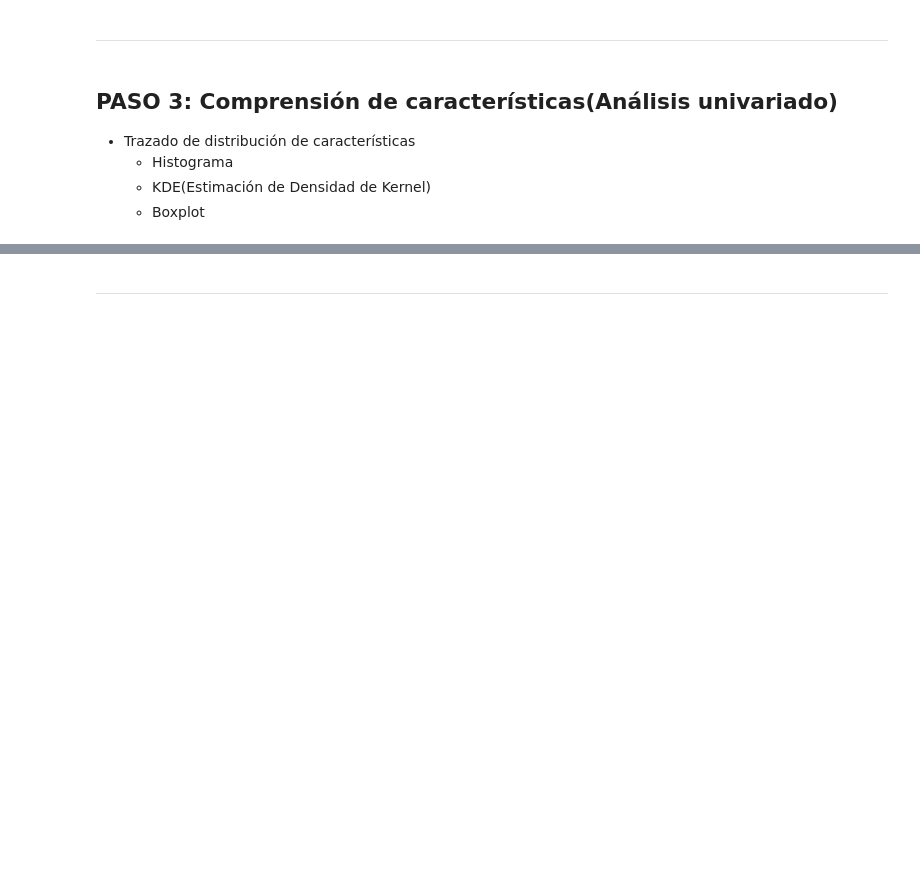
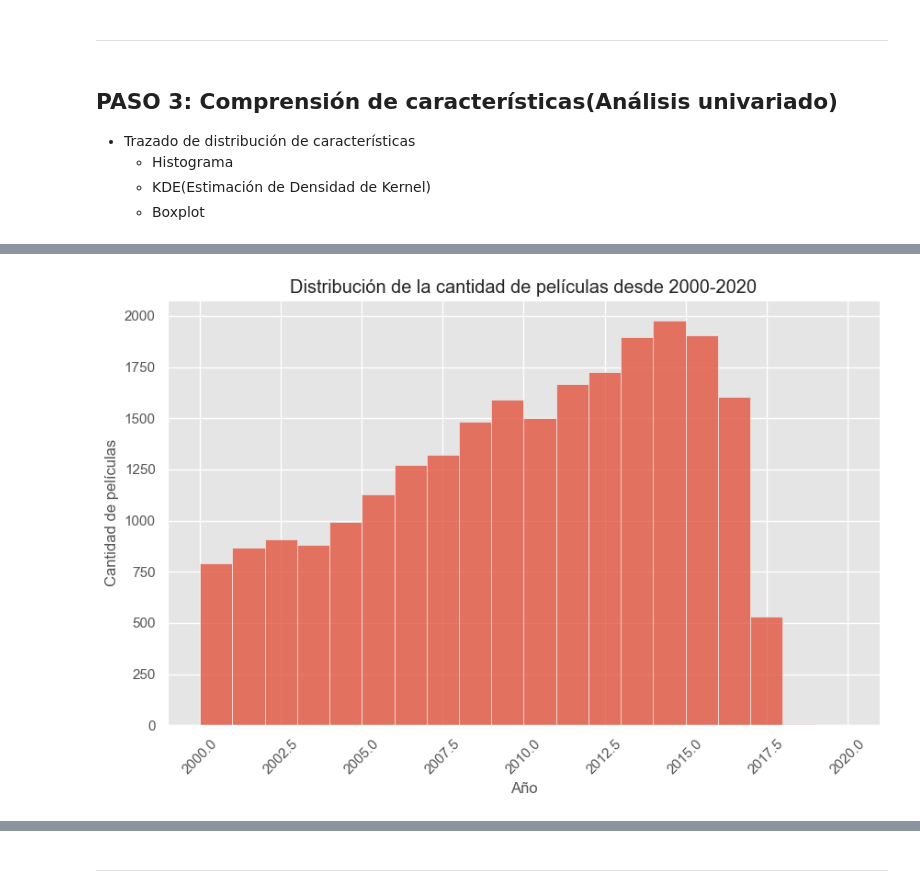
Before and after one commit to AlanTilca/PI_ML_OPS, a Jupyter notebook: ETL_EDA/dataset_movies.ipynb, the cells around one changed output, grey strips where cells are left out. Cells and saved outputs as stored; diff of their text form; code cells hidden in the pictures; blank space fills up the shorter version.

```diff
--- a/ETL_EDA/dataset_movies.ipynb
+++ b/ETL_EDA/dataset_movies.ipynb
@@ -347,0 +355,10 @@ En general pueden hacer este mismo proceso para todas las columnas individuales
+# %%
+plt.figure(figsize=(10, 6))
+sns.histplot(data=df_merged, x='release_year', bins=range(2000, 2021))
+plt.title('Distribución de la cantidad de películas desde 2000-2020')
+plt.xlabel('Año')
+plt.ylabel('Cantidad de películas')
+plt.xticks(rotation=45)
+plt.show()
+# %% [output]
+[figure, added]
```
Also changed, not shown: parts of 16 cells of this notebook, 3 other files.
